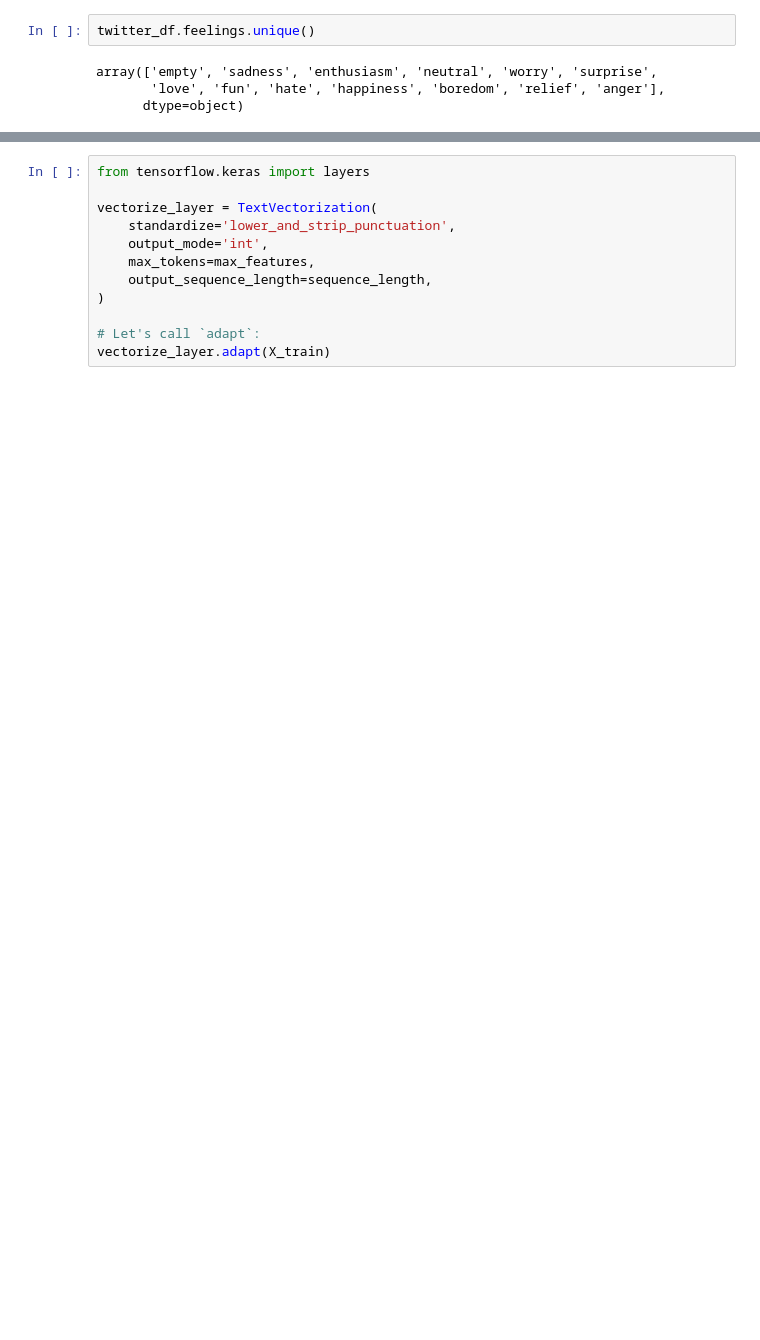
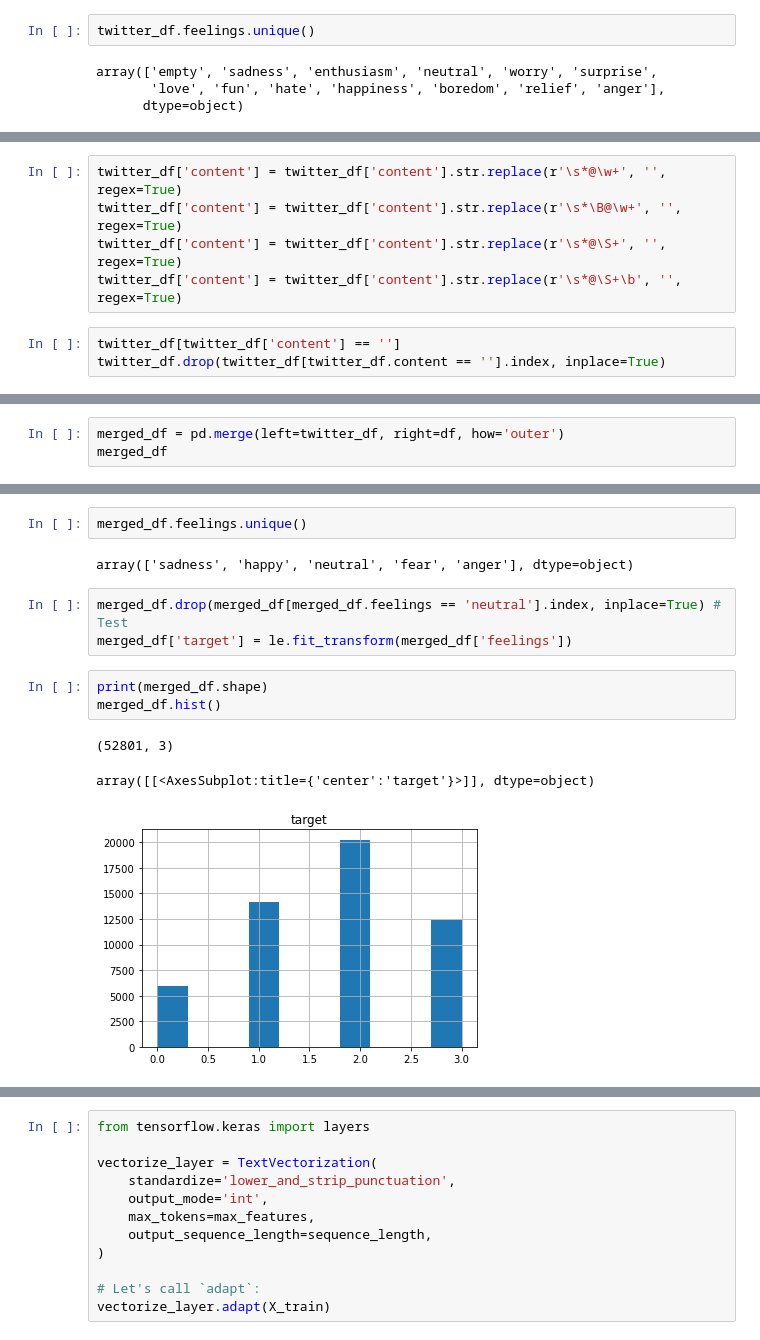
Before and after one commit to Flockyy/feelingz, a Jupyter notebook: flo/eda.ipynb, the cells around one changed output, grey strips where cells are left out. Cells and saved outputs as stored; diff of their text form; blank space fills up the shorter version.

```diff
--- a/flo/eda.ipynb
+++ b/flo/eda.ipynb
@@ -143,0 +222,8 @@ array(['empty', 'sadness', 'enthusiasm', 'neutral', 'worry', 'surprise',
+# %%
+twitter_df['content'] = twitter_df['content'].str.replace(r'\s*@\w+', '', regex=True)
+twitter_df['content'] = twitter_df['content'].str.replace(r'\s*\B@\w+', '', regex=True)
+twitter_df['content'] = twitter_df['content'].str.replace(r'\s*@\S+', '', regex=True)
+twitter_df['content'] = twitter_df['content'].str.replace(r'\s*@\S+\b', '', regex=True)
+# %%
+twitter_df[twitter_df['content'] == '']
+twitter_df.drop(twitter_df[twitter_df.content == ''].index, inplace=True)
@@ -143,0 +250,3 @@ array(['empty', 'sadness', 'enthusiasm', 'neutral', 'worry', 'surprise',
+# %%
+merged_df = pd.merge(left=twitter_df, right=df, how='outer')
+merged_df
@@ -143,0 +267,14 @@ array(['empty', 'sadness', 'enthusiasm', 'neutral', 'worry', 'surprise',
+# %%
+merged_df.feelings.unique()
+# %% [output]
+array(['sadness', 'happy', 'neutral', 'fear', 'anger'], dtype=object)
+# %%
+merged_df.drop(merged_df[merged_df.feelings == 'neutral'].index, inplace=True) # Test
+merged_df['target'] = le.fit_transform(merged_df['feelings'])
+# %%
+print(merged_df.shape)
+merged_df.hist()
+# %% [output]
+(52801, 3)
+array([[<AxesSubplot:title={'center':'target'}>]], dtype=object)
+[figure, added]
```
Also changed, not shown: parts of 23 cells of this notebook, 2 other files.
